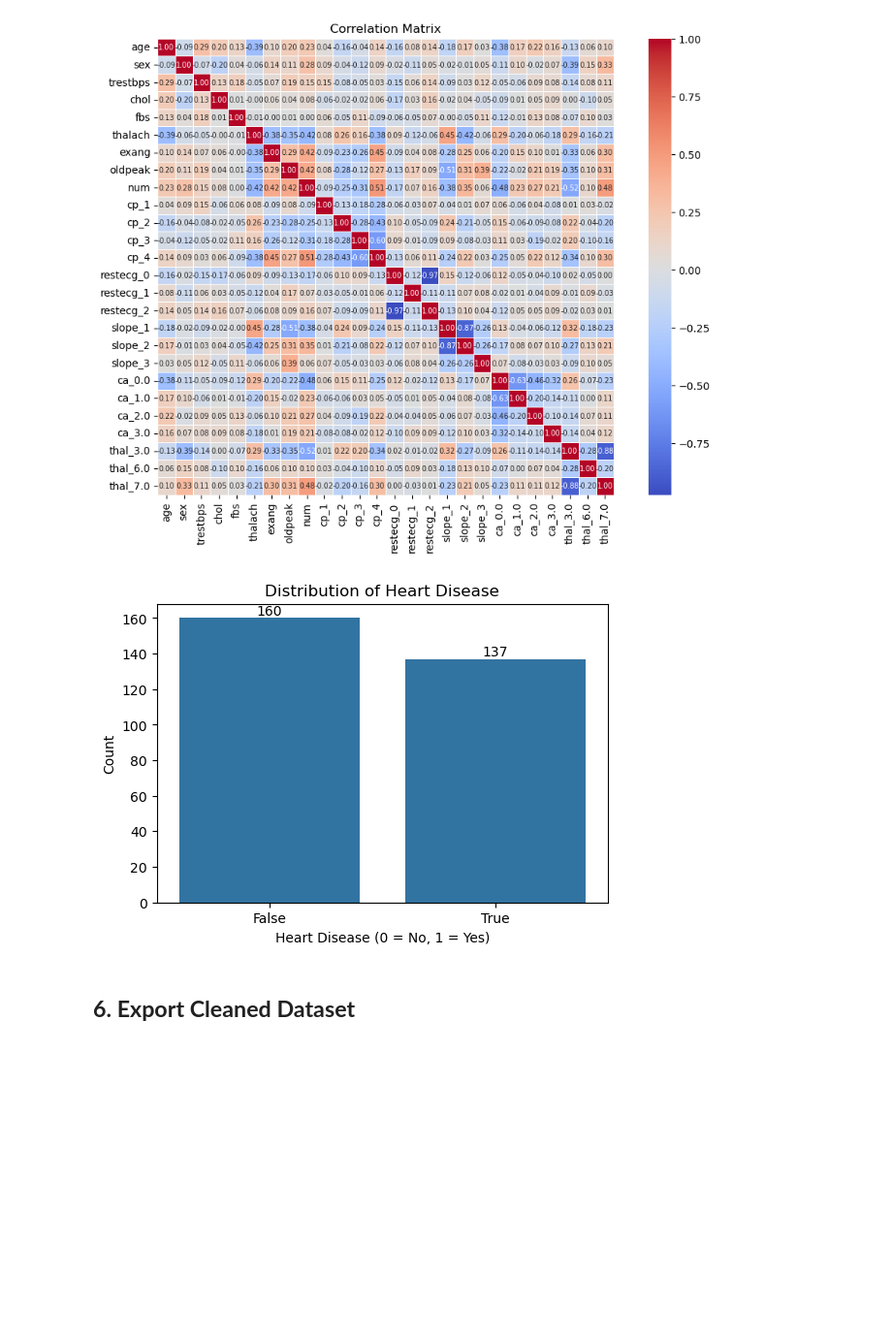
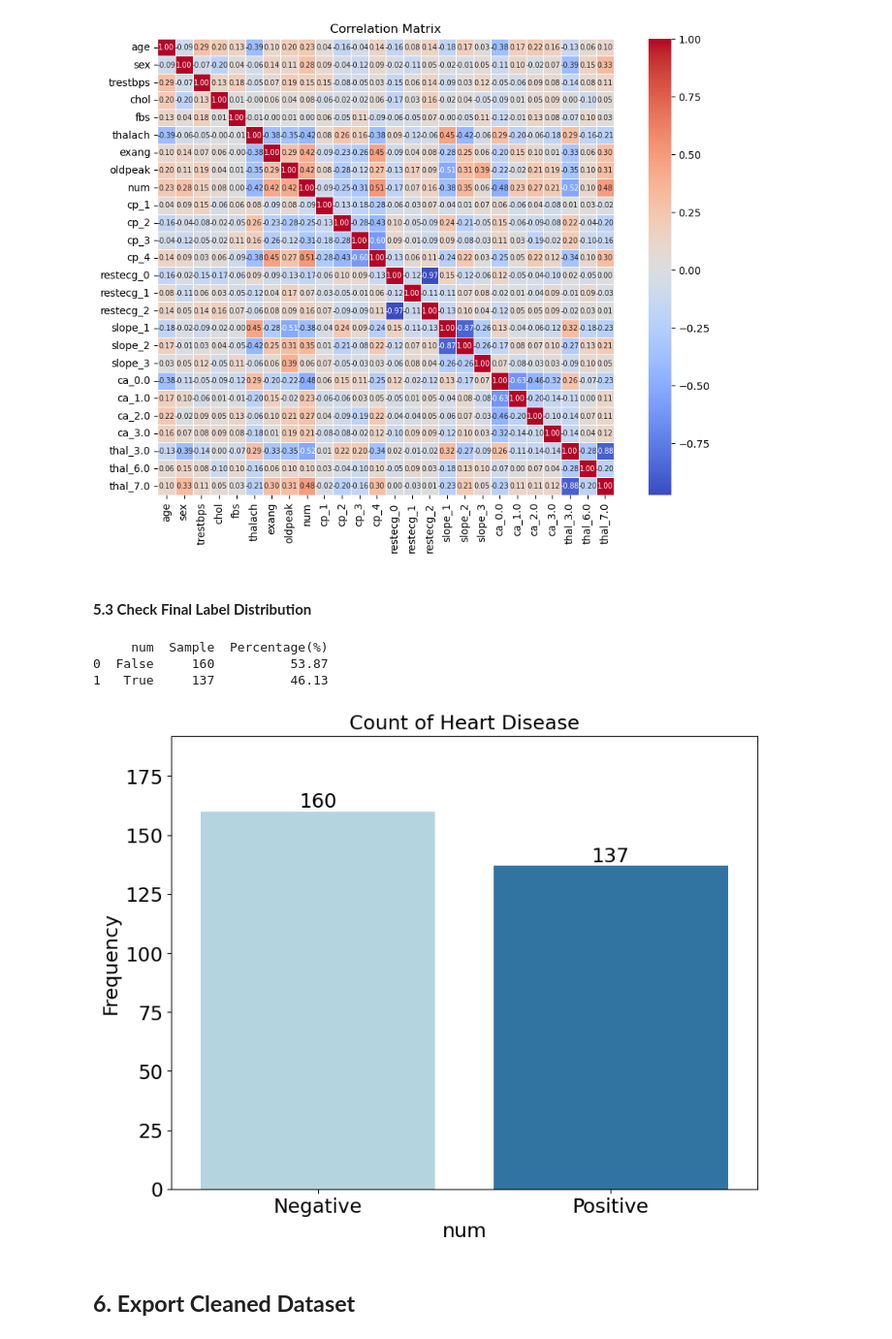
Before and after one commit to azhar-anas/sel-nnml-heart-disease-prediction, a Jupyter notebook: notebooks/1.2_ds2_data_preprocessing.ipynb, the cells around one changed output. Shown at 97% size. Saved outputs shown, nothing was run; the diff lists cells and outputs as text; code cells hidden in the pictures; blank space fills up the shorter version.

Commit message:
Add data visualization on ds2

```diff
--- a/notebooks/1.2_ds2_data_preprocessing.ipynb
+++ b/notebooks/1.2_ds2_data_preprocessing.ipynb
@@ -124,0 +860,18 @@ plt.show()
+# %%
+plt.figure(figsize=(9, 7))
+ax = sns.countplot(data=df_eda, x='thal', hue='num', palette={'Negative': 'lightblue', 'Positive': 'tab:blue'})
+ax.tick_params(axis='x', labelsize=17)
+ax.tick_params(axis='y', labelsize=17)
+plt.title('Count of Thalassemia Condition by Heart Disease', fontsize=17)
+plt.xlabel('Thalassemia Condition', fontsize=17)
+plt.ylabel('Frequency', fontsize=17)
+plt.ylim(0, 150)
+plt.legend(title='Heart Disease', loc='upper right', fontsize=17, title_fontsize=17)
+
+for p in ax.patches:
+    height = p.get_height()
+    if height > 0:
+        ax.annotate(f'{int(height)}',
+                    (p.get_x() + p.get_width() / 2., height),
+                    ha='center', va='bottom', fontsize=17)
+plt.show()
@@ -221,22 +971,35 @@ plt.title('Correlation Matrix')
 plt.show()
 # %% [output]
 [figure]
+# %% [markdown]
+#### **5.3 Check Final Label Distribution**
 # %%
-# Label distribution
-plt.figure(figsize=(6, 4))
-ax = sns.countplot(x='num', data=df)
-plt.title('Distribution of Heart Disease')
-plt.xlabel('Heart Disease (0 = No, 1 = Yes)')
-plt.ylabel('Count')
+summary_df = df[categorical_features[8]].value_counts().rename_axis(categorical_features[8]).reset_index(name='Sample')
+summary_df['Percentage(%)'] = (summary_df['Sample'] / len(df) * 100).round(2)
+print(summary_df)
 
-# Add value labels on top of each bar
+plt.figure(figsize=(9, 7))
+plt.title(f'Count of Heart Disease', fontsize=17)
+ax = sns.countplot(data=df, x=categorical_features[8], hue=categorical_features[8], order=summary_df[categorical_features[8]], palette={True: 'tab:blue', False: 'lightblue'}, dodge=False, legend=False)
+ax.set_xticks([False, True])
+ax.set_xticklabels(['Negative', 'Positive'])
+ax.set_xlabel(categorical_features[8], fontsize=17)
+ax.set_ylabel('Frequency', fontsize=17)
+ax.tick_params(axis='x', labelsize=17)
+ax.tick_params(axis='y', labelsize=17)
+ax.set_ylim(0, df[categorical_features[8]].value_counts().max() * 1.2)
+
 for p in ax.patches:
-    ax.annotate(f'{int(p.get_height())}',
-                (p.get_x() + p.get_width() / 2., p.get_height()),
-                ha='center', va='bottom', fontsize=10, color='black')
+    if p.get_height() > 0:
+        ax.annotate(f'{int(p.get_height())}',
+                    (p.get_x() + p.get_width() / 2., p.get_height()),
+                    ha='center', va='bottom', fontsize=17)
 
 plt.show()
 # %% [output]
+     num  Sample  Percentage(%)
+0  False     160          53.87
+1   True     137          46.13
-[figure, old version]
+[figure, new version]
 # %% [markdown]
 ## **6. Export Cleaned Dataset**
```
Also changed, not shown: parts of 82 cells of this notebook, 1 other file.
